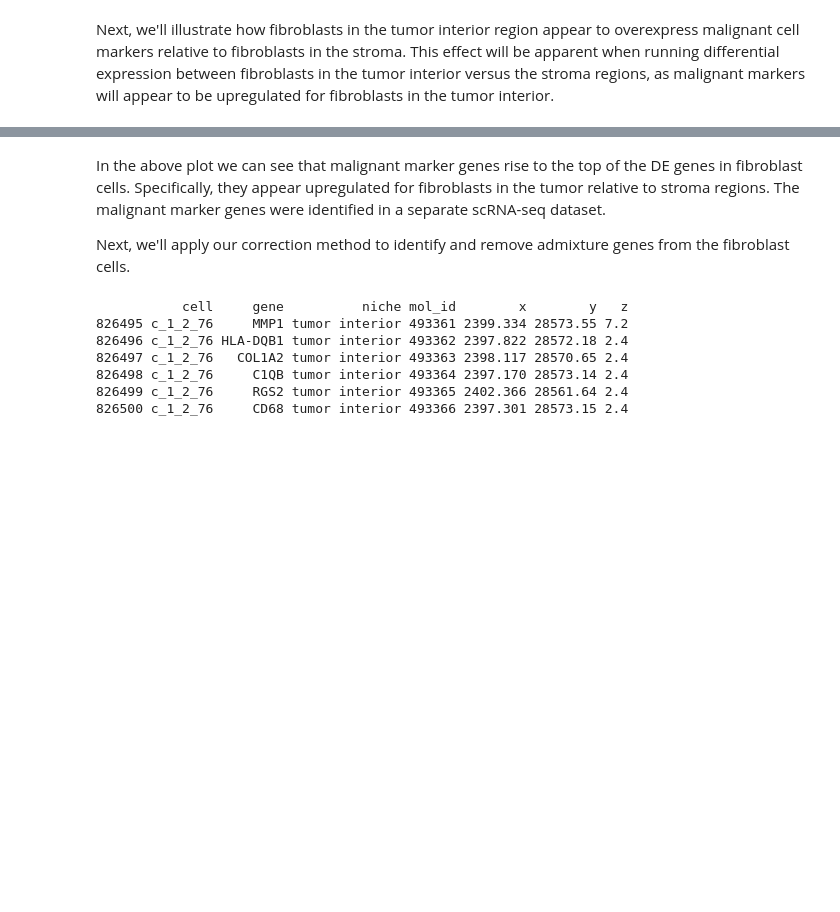
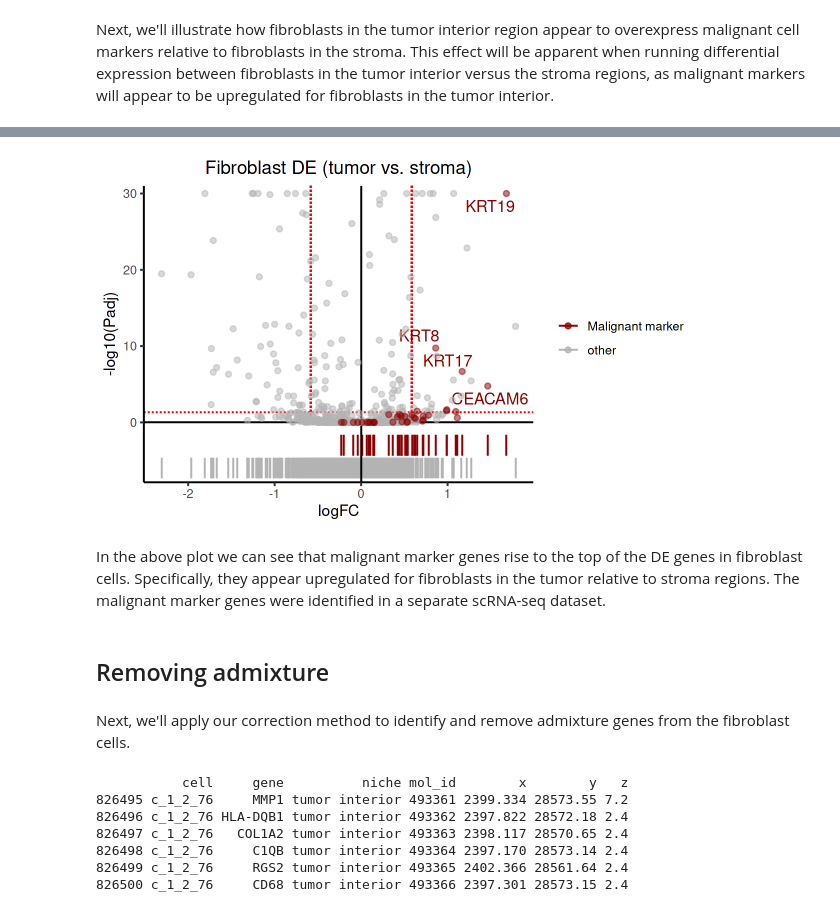
Before and after one commit to pakiessling/cellAdmix, a Jupyter notebook: vignettes/NSCLC_tutorial.ipynb, the cells around one changed output, grey strips where cells are left out. Saved outputs shown, nothing was run; the diff lists cells and outputs as text; code cells hidden in the pictures; blank space fills up the shorter version.

```diff
--- a/vignettes/NSCLC_tutorial.ipynb
+++ b/vignettes/NSCLC_tutorial.ipynb
@@ -162,0 +75,2 @@ ACE2        0        0        0        0        0
+# %%
+dat_orig <- transcripts_to_count_matrix(df)
@@ -163,9 +94,4 @@ ACE2        0        0        0        0        0
 # %%
 ## run de for fibroblasts between tumor and stroma
-dat_pgda_orig <- basicP2proc(dat_orig, n.cores=1, min.cells.per.gene=0,
-                            n.odgenes=2e3, get.largevis=FALSE, make.geneknn=FALSE)
-regions_compare <- meta_orig$regions_compare
-names(regions_compare) <- rownames(meta_orig)
-de_out_orig <- dat_pgda_orig$getDifferentialGenes(verbose=TRUE,groups=regions_compare,z.threshold = 0,
-                                            upregulated.only=FALSE,append.auc = TRUE)
-de_out_orig <- de_out_orig[['tumor']]
+regions_compare <- meta_orig %>% {setNames(.$regions_compare, rownames(.))}
+de_out_orig <- run_pagoda_de(dat_orig, groups=regions_compare)$tumor
@@ -265,0 +98,16 @@ Warning message:
+# %%
+options(repr.plot.width = 6, repr.plot.height = 3.75, repr.plot.res = 200)
+
+tumor_marker_genes <- c(
+    "KRT19", "KRT8", "KRT18", "TACSTD2", "CEACAM6", "CDH1", "EPCAM",
+    "CLDN4", "SFN", "PHLDA2", "DDR1", "AGR2", "KRT6A", "KRT17",
+    "CD24", "KRT5", "AQP3", "SLC2A1", "KRT7", "COL17A1", "FASN",
+    "KRT15", "ITGA2", "ERBB3", "S100A2", "SPINK1", "ITGB4", "PIGR",
+    "SOX2", "ITGA3", "CYSTM1", "NTRK2", "MAPK13", "CCND1", "HDAC1", "EGFR"
+)
+
+genes_to_label <- c('KRT19','KRT8','KRT17','CEACAM6')
+
+de_volcano_plot(de_out_orig, tumor_marker_genes, genes_to_label=genes_to_label) +
+    ggtitle('Fibroblast DE (tumor vs. stroma)')
+# %% [output]
@@ -266,7 +116,10 @@ Warning message:
+[figure, added]
 # %% [markdown]
 In the above plot we can see that malignant marker genes rise to the top of the DE genes in fibroblast cells. Specifically, they appear upregulated for fibroblasts in the tumor relative to stroma regions. The malignant marker genes were identified in a separate scRNA-seq dataset.
-
-Next, we'll apply our correction method to identify and remove admixture genes from the fibroblast cells.
+# %% [markdown]
+## Removing admixture
+# %% [markdown]
+Next, we'll apply our correction method to identify and remove admixture genes from the fibroblast cells.
 # %%
 # subset to only fibroblasts inside the tumor interior niche to help pull out the contamination signal
 ct <- 'fibroblast'
```
Also changed, not shown: parts of 39 cells of this notebook, 16 other files.
